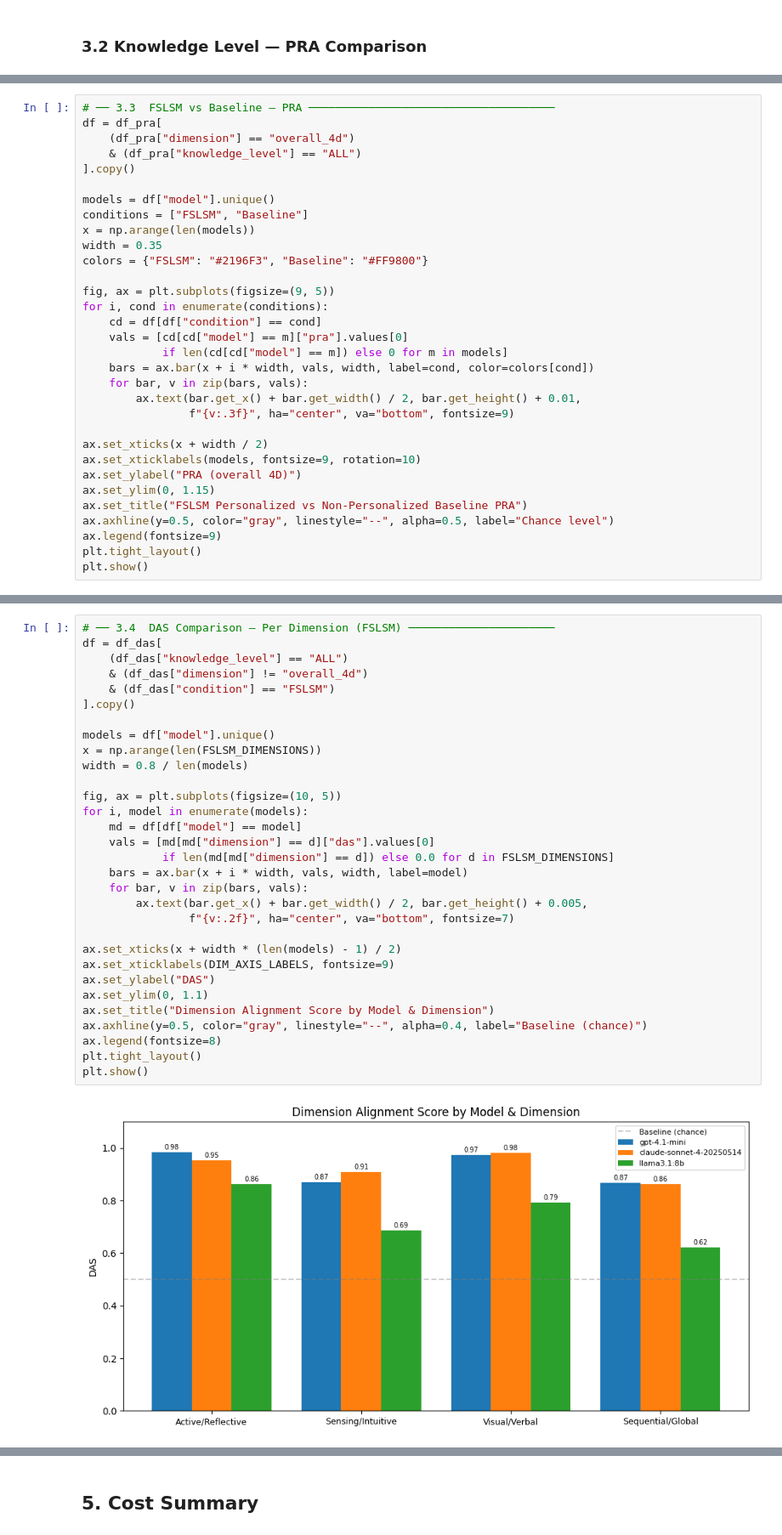
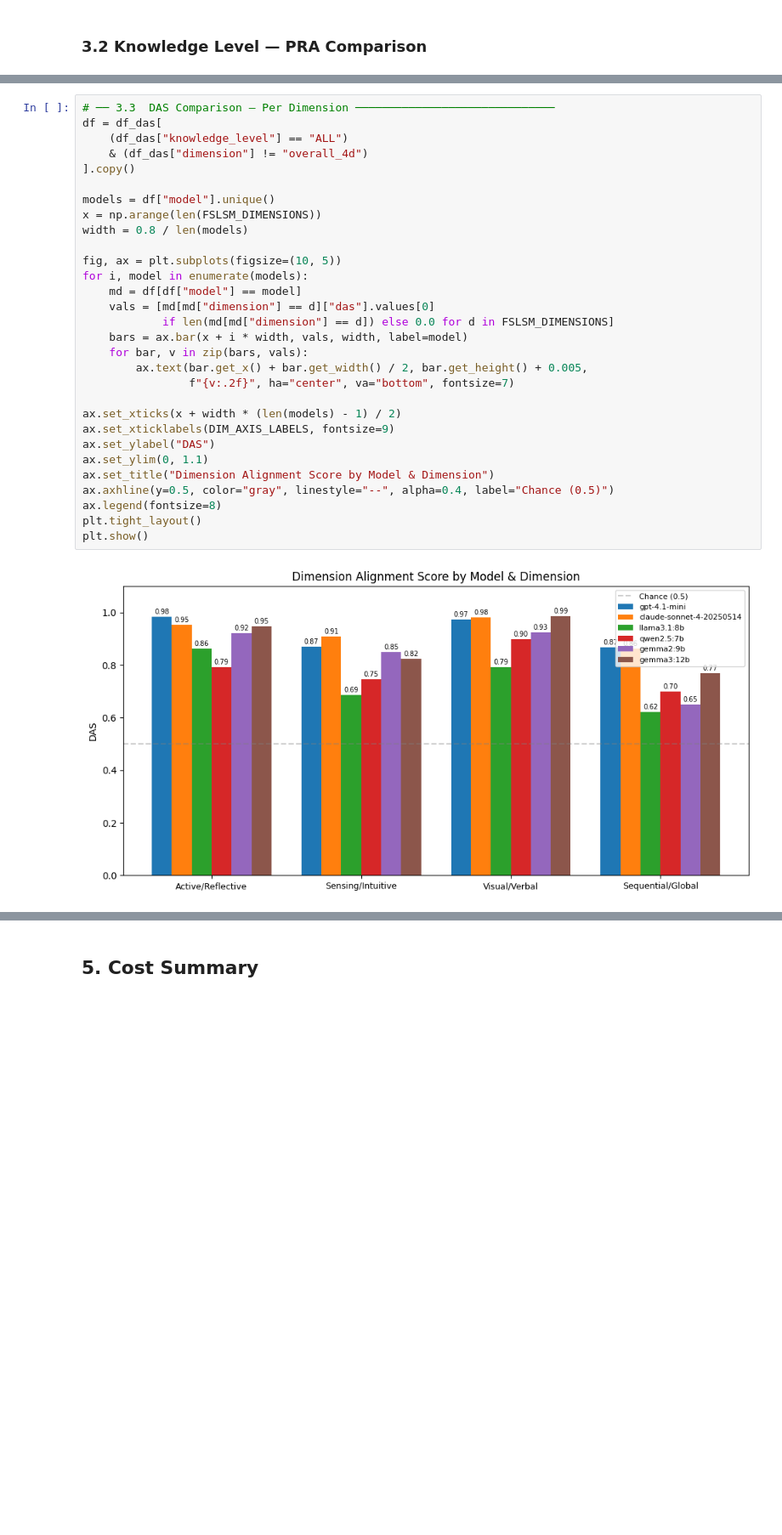
Before and after one commit to Nyeinchanaung/fslsm-mcp-rag, a Jupyter notebook: experiments/exp1_agent_fidelity/report.ipynb, the cells around one changed output, grey strips where cells are left out. Shown at 85% size. Cells and saved outputs as stored; diff of their text form; blank space fills up the shorter version.

```diff
--- a/experiments/exp1_agent_fidelity/report.ipynb
+++ b/experiments/exp1_agent_fidelity/report.ipynb
@@ -223,32 +225,0 @@ plt.show()
-# %%
-# ── 3.3  FSLSM vs Baseline — PRA ─────────────────────────────────────
-df = df_pra[
-    (df_pra["dimension"] == "overall_4d")
-    & (df_pra["knowledge_level"] == "ALL")
-].copy()
-
-models = df["model"].unique()
-conditions = ["FSLSM", "Baseline"]
-x = np.arange(len(models))
-width = 0.35
-colors = {"FSLSM": "#2196F3", "Baseline": "#FF9800"}
-
-fig, ax = plt.subplots(figsize=(9, 5))
-for i, cond in enumerate(conditions):
-    cd = df[df["condition"] == cond]
-    vals = [cd[cd["model"] == m]["pra"].values[0]
-            if len(cd[cd["model"] == m]) else 0 for m in models]
-    bars = ax.bar(x + i * width, vals, width, label=cond, color=colors[cond])
-    for bar, v in zip(bars, vals):
-        ax.text(bar.get_x() + bar.get_width() / 2, bar.get_height() + 0.01,
-                f"{v:.3f}", ha="center", va="bottom", fontsize=9)
-
-ax.set_xticks(x + width / 2)
-ax.set_xticklabels(models, fontsize=9, rotation=10)
-ax.set_ylabel("PRA (overall 4D)")
-ax.set_ylim(0, 1.15)
-ax.set_title("FSLSM Personalized vs Non-Personalized Baseline PRA")
-ax.axhline(y=0.5, color="gray", linestyle="--", alpha=0.5, label="Chance level")
-ax.legend(fontsize=9)
-plt.tight_layout()
-plt.show()
@@ -259,33 +228,32 @@ plt.show()
 # %%
-# ── 3.4  DAS Comparison — Per Dimension (FSLSM) ──────────────────────
+# ── 3.3  DAS Comparison — Per Dimension ──────────────────────────────
 df = df_das[
     (df_das["knowledge_level"] == "ALL")
     & (df_das["dimension"] != "overall_4d")
-    & (df_das["condition"] == "FSLSM")
 ].copy()
 
 models = df["model"].unique()
 x = np.arange(len(FSLSM_DIMENSIONS))
 width = 0.8 / len(models)
 
 fig, ax = plt.subplots(figsize=(10, 5))
 for i, model in enumerate(models):
     md = df[df["model"] == model]
     vals = [md[md["dimension"] == d]["das"].values[0]
             if len(md[md["dimension"] == d]) else 0.0 for d in FSLSM_DIMENSIONS]
     bars = ax.bar(x + i * width, vals, width, label=model)
     for bar, v in zip(bars, vals):
         ax.text(bar.get_x() + bar.get_width() / 2, bar.get_height() + 0.005,
                 f"{v:.2f}", ha="center", va="bottom", fontsize=7)
 
 ax.set_xticks(x + width * (len(models) - 1) / 2)
 ax.set_xticklabels(DIM_AXIS_LABELS, fontsize=9)
 ax.set_ylabel("DAS")
 ax.set_ylim(0, 1.1)
 ax.set_title("Dimension Alignment Score by Model & Dimension")
-ax.axhline(y=0.5, color="gray", linestyle="--", alpha=0.4, label="Baseline (chance)")
+ax.axhline(y=0.5, color="gray", linestyle="--", alpha=0.4, label="Chance (0.5)")
 ax.legend(fontsize=8)
 plt.tight_layout()
 plt.show()
 # %% [output]
-[figure, old version]
+[figure, new version]
```
Also changed, not shown: parts of 31 cells of this notebook, 13 other files.
